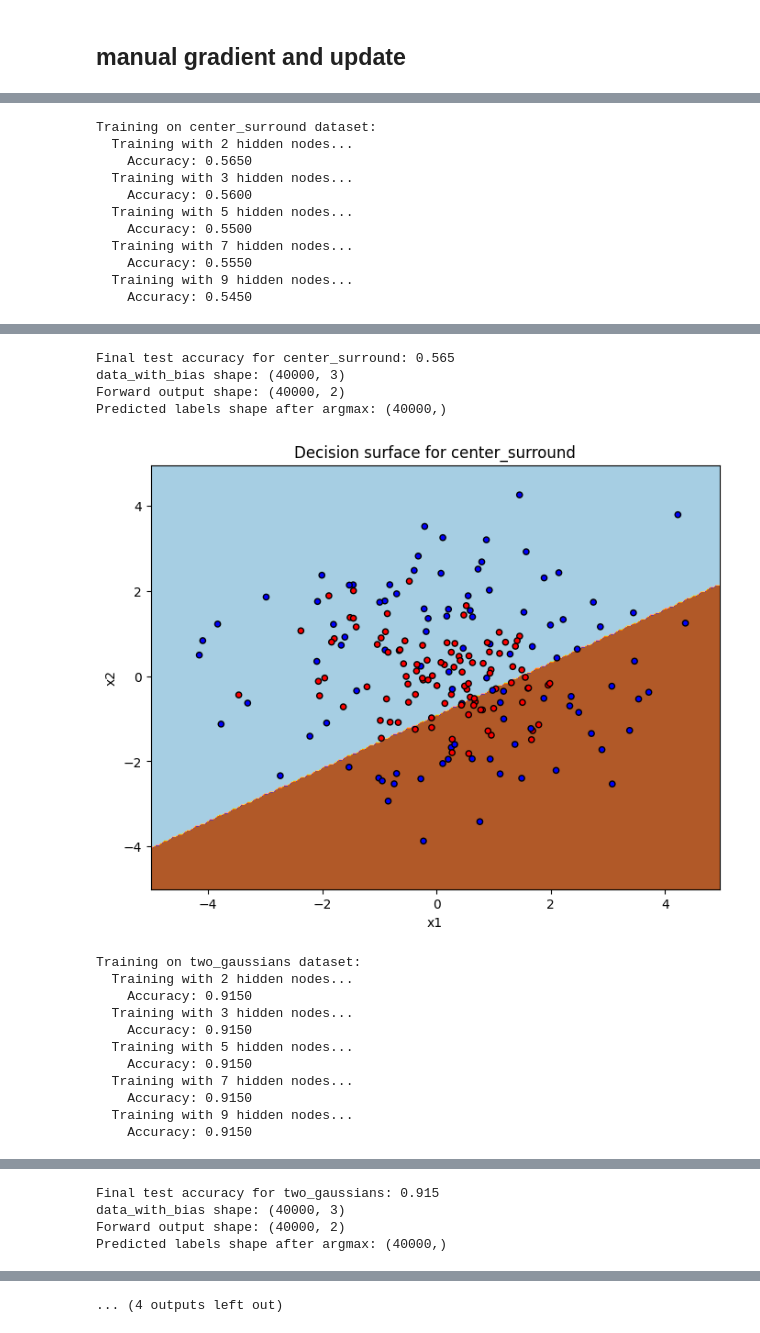
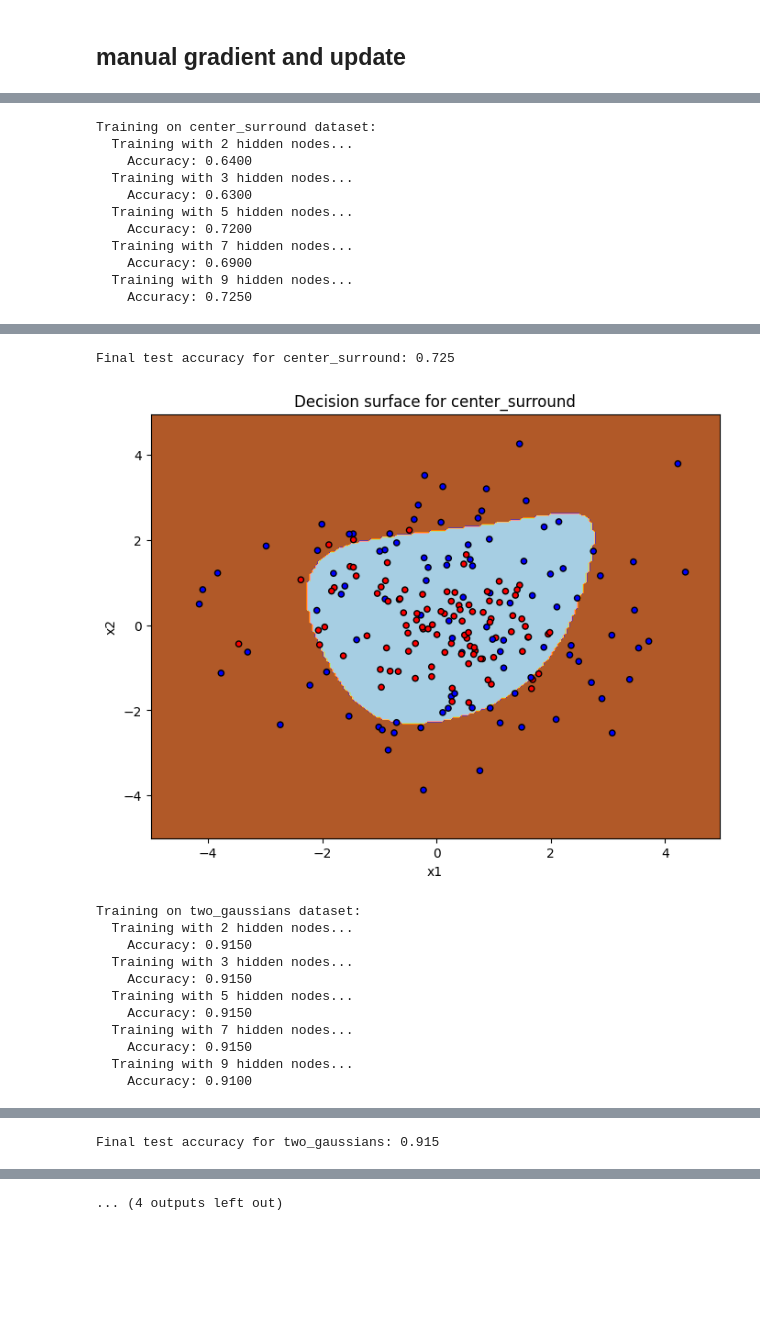
Before and after one commit to mubolin2001/Machine_learning_HW3, a Jupyter notebook: example.ipynb, the cells around one changed output, grey strips where cells are left out. Cells and saved outputs as stored; diff of their text form; code cells hidden in the pictures; blank space fills up the shorter version.

```diff
--- a/example.ipynb
+++ b/example.ipynb
@@ -623,6 +623,7 @@ class ManualFFNN:
 
     def softmax(self, x):
         exp_x = np.exp(x - np.max(x, axis=1, keepdims=True))
+        # exp_x = np.exp(x)
         return exp_x / np.sum(exp_x, axis=1, keepdims=True)
 
     def forward(self, x):
@@ -783,7 +784,7 @@ def load_manual_data(name):
 # Main training loop
 print("Manual Implementation with Cross-Entropy Loss:")
 nodes_options = [2, 3, 5, 7, 9]
-epochs = 30
+epochs = 100
 learning_rate = 0.01
 batch_size = 16
 dataset_names = ["xor", "center_surround", "two_gaussians", "spiral"]
@@ -848,11 +846,11 @@ Predicted labels shape after argmax: (40000,)
 Training on center_surround dataset:
   Training with 2 hidden nodes...
-    Accuracy: 0.5650
+    Accuracy: 0.6400
   Training with 3 hidden nodes...
-    Accuracy: 0.5600
+    Accuracy: 0.6300
   Training with 5 hidden nodes...
-    Accuracy: 0.5500
+    Accuracy: 0.7200
   Training with 7 hidden nodes...
-    Accuracy: 0.5550
+    Accuracy: 0.6900
   Training with 9 hidden nodes...
-    Accuracy: 0.5450
+    Accuracy: 0.7250
@@ -860,8 +858,5 @@ Training on center_surround dataset:
-Final test accuracy for center_surround: 0.565
-data_with_bias shape: (40000, 3)
-Forward output shape: (40000, 2)
-Predicted labels shape after argmax: (40000,)
+Final test accuracy for center_surround: 0.725
-[figure, old version]
+[figure, new version]
 Training on two_gaussians dataset:
   Training with 2 hidden nodes...
     Accuracy: 0.9150
@@ -872,4 +867,4 @@ Training on two_gaussians dataset:
   Training with 7 hidden nodes...
     Accuracy: 0.9150
   Training with 9 hidden nodes...
-    Accuracy: 0.9150
+    Accuracy: 0.9100
@@ -877,4 +872 @@ Training on two_gaussians dataset:
 Final test accuracy for two_gaussians: 0.915
-data_with_bias shape: (40000, 3)
-Forward output shape: (40000, 2)
-Predicted labels shape after argmax: (40000,)
```
Also changed, not shown: parts of 2 cells of this notebook.
